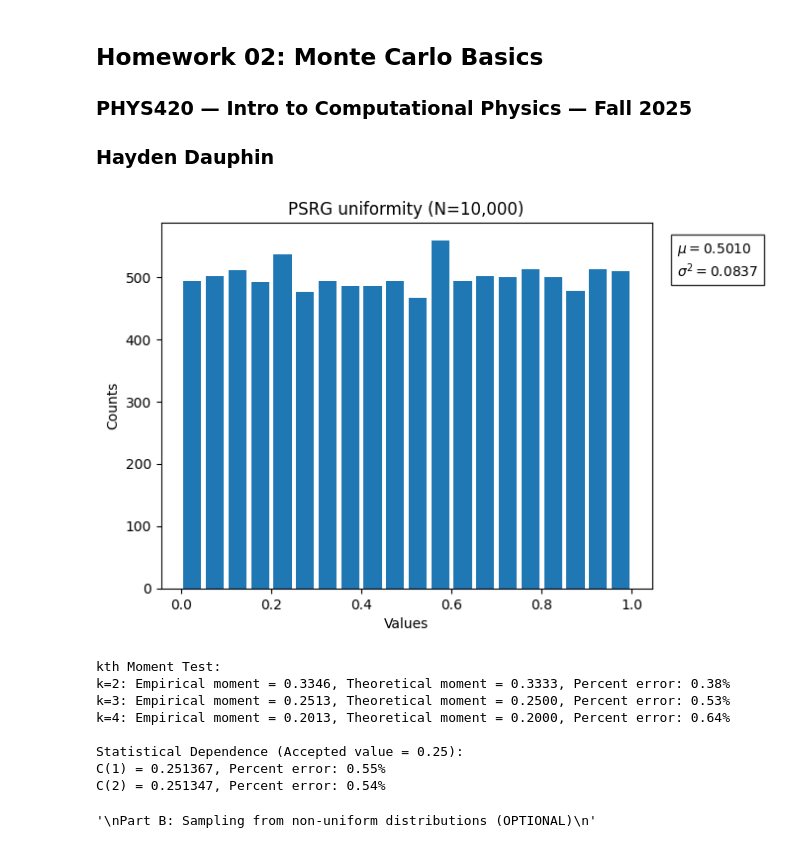
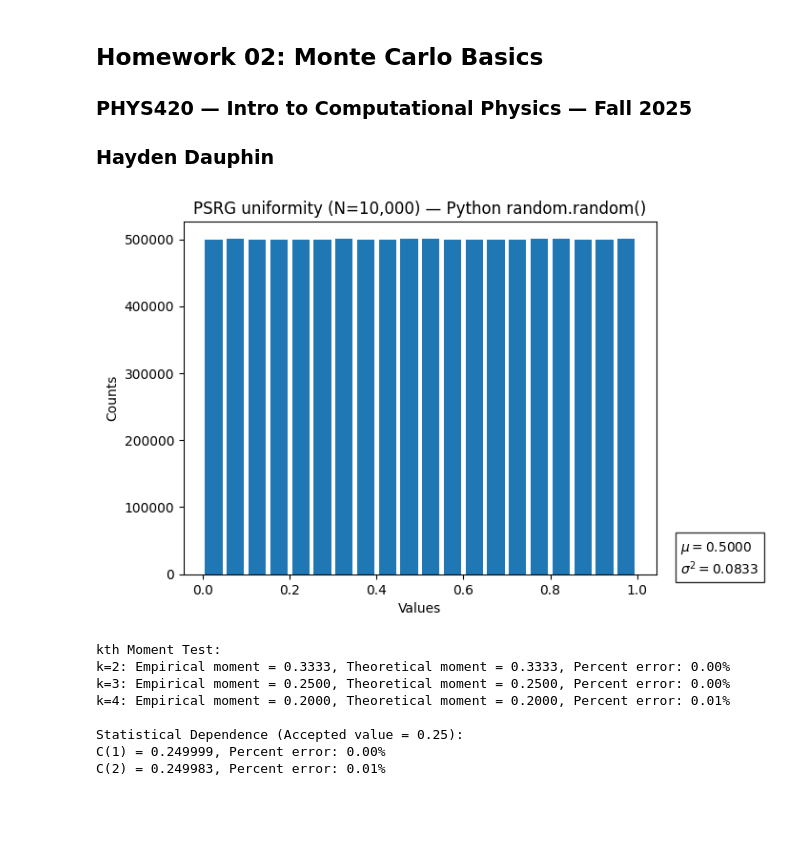
Before and after one commit to hdauphin/PHYS420Fall25, a Jupyter notebook: HW02.ipynb, the cells around one changed output. Cells and saved outputs as stored; diff of their text form; code cells hidden in the pictures; blank space fills up the shorter version.

Commit message:
separated block for python vs numpy random modules

```diff
--- a/HW02.ipynb
+++ b/HW02.ipynb
@@ -10,18 +10,19 @@ import scipy.stats as scistat
 import statistics
 # %%
 '''
-Part A: Testing pseudo-random number generators
+Testing pseudo-random number generators - PYTHON RANDOM
 '''
-N = 10000 # number of values to generate
-dataset = [np.random.random() for i in range(N)] # Uses numpy's PRNG, random——module uses PCG64 rather than Mersenne Twister
-dataset = np.array(dataset)
+N = 10000000 # number of values to generate
+dataset = np.array([random.random() for i in range(N)]) # Uses python's random function——uses Mersenne Twister
+
+#dataset = np.array(dataset)
 
 # 1. Histogram and basic stats
 fig, ax = plt.subplots()
 plt.rcParams['text.usetex'] = False
 
 ax.hist(dataset, bins=20, rwidth=0.8) #Create a 20 bin histogram to sort the data in dataset
-ax.set_title("PSRG uniformity (N=10,000)")
+ax.set_title("PSRG uniformity (N=10,000) — Python random.random()")
 ax.set_xlabel("Values")
 ax.set_ylabel("Counts")
 #plt.show()
@@ -54,49 +55,39 @@ def percent_error(actual, accepted):
 
 ks = [2,3,4] #k values to test
 
 #compute moments for all k values
 print("kth Moment Test:")
 for k in ks:
     moment = np.mean(dataset**k)
     moment_th = 1/(k+1)
     error = percent_error(moment, moment_th)
     print (f"k={k}: Empirical moment = {moment:.4f}, Theoretical moment = {moment_th:.4f}, Percent error: {error:.2f}%")
 
 # 3. Near-neighbor corelation test
 
 # Check statistical dependence between nearby values; function C(k)
 
 def C(data, k):
     N = len(data)
     return np.sum(data[:-k] * data[k:])/N
 
 lags = [1,2]
 stat_dep = [C(dataset, k) for k in lags]
 
 # Calculate percent errors; list the C(k) result and percent error for each lag value k
 
 errors = [percent_error(i, 0.25) for i in stat_dep]
 
 print("\nStatistical Dependence (Accepted value = 0.25): ")
 for k, val, e in zip(lags, stat_dep, errors):
     print(f"C({k}) = {val:.6f}, Percent error: {e:.2f}%")
-
-# 4. Autocorrelation test —— OPTIONAL
-
-# 5. Frequency (hisotgram) test —— OPTIONAL
 # %% [output]
-[figure, old version]
+[figure, new version]
 kth Moment Test:
-k=2: Empirical moment = 0.3346, Theoretical moment = 0.3333, Percent error: 0.38%
-k=3: Empirical moment = 0.2513, Theoretical moment = 0.2500, Percent error: 0.53%
-k=4: Empirical moment = 0.2013, Theoretical moment = 0.2000, Percent error: 0.64%
+k=2: Empirical moment = 0.3333, Theoretical moment = 0.3333, Percent error: 0.00%
+k=3: Empirical moment = 0.2500, Theoretical moment = 0.2500, Percent error: 0.00%
+k=4: Empirical moment = 0.2000, Theoretical moment = 0.2000, Percent error: 0.01%
 
 Statistical Dependence (Accepted value = 0.25):
-C(1) = 0.251367, Percent error: 0.55%
-C(2) = 0.251347, Percent error: 0.54%
+C(1) = 0.249999, Percent error: 0.00%
+C(2) = 0.249983, Percent error: 0.01%
-# %%
-"""
-Part B: Sampling from non-uniform distributions (OPTIONAL)
-"""
-# %% [output]
-'\nPart B: Sampling from non-uniform distributions (OPTIONAL)\n'
```
Also changed, not shown: parts of 2 cells of this notebook.
